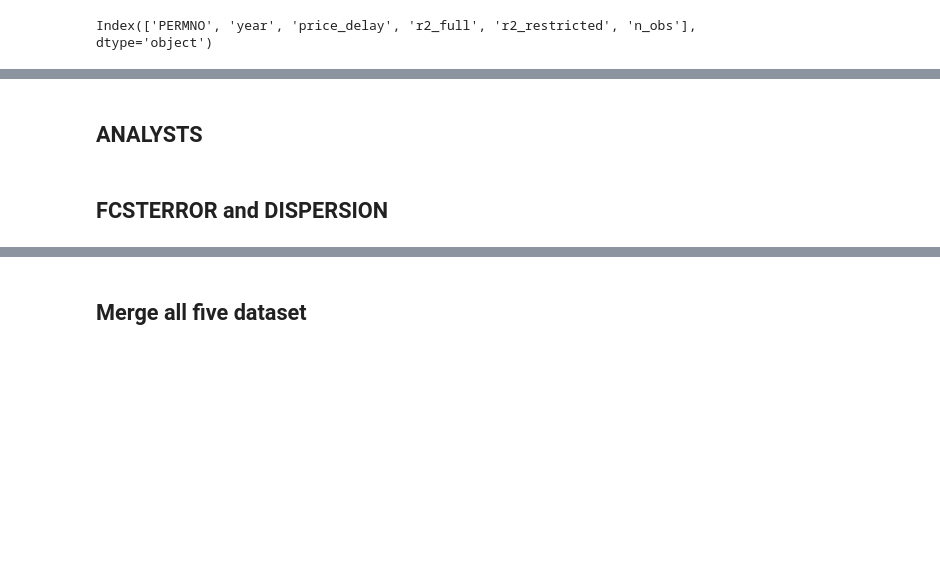
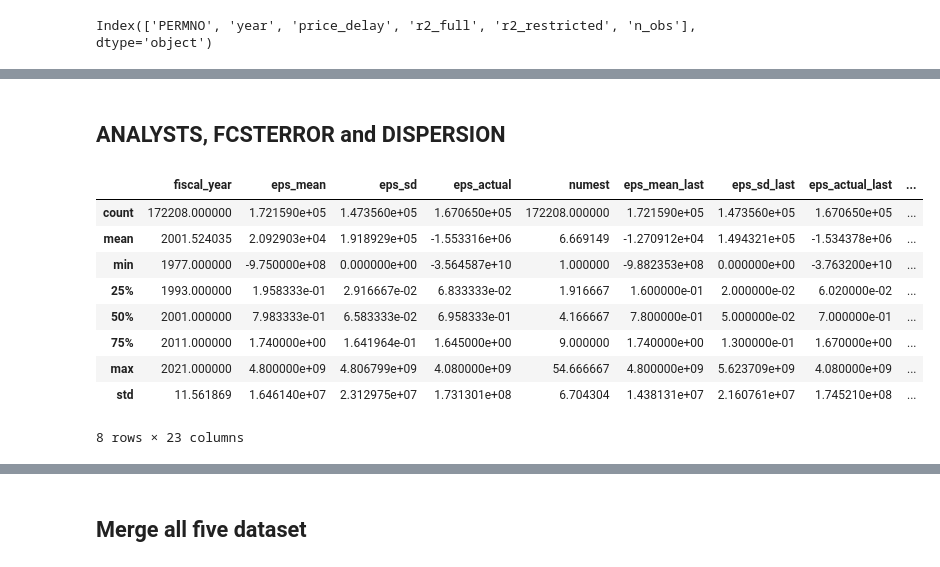
Before and after one commit to wangyouan/STOCKAct, a Jupyter notebook: Notebook/ConstructPoliticalConnectionMeasure.ipynb, the cells around one changed output, grey strips where cells are left out. Cells and saved outputs as stored; diff of their text form; code cells hidden in the pictures; blank space fills up the shorter version.

Commit message:
construct ibes guidance data

```diff
--- a/Notebook/ConstructPoliticalConnectionMeasure.ipynb
+++ b/Notebook/ConstructPoliticalConnectionMeasure.ipynb
@@ -302,4 +327,4 @@ Index(['PERMNO', 'year', 'price_delay', 'r2_full', 'r2_restricted', 'n_obs'], dt
 delay_gvkey_df = pd.merge(price_delay_df, crsp_comp_link,
                           left_on='PERMNO', right_on='permco', how='left').dropna(subset=[const.GVKEY]).rename(columns={'year': const.YEAR}).drop(['PERMNO', 'r2_full',  'r2_restricted', 'n_obs', 'permco'], axis=1)
 # %% [markdown]
-## ANALYSTS
+## ANALYSTS, FCSTERROR and DISPERSION
@@ -308,2 +330,0 @@ analyst_coverage = pd.read_csv(os.path.join(const.TEMP_PATH, '2001_2016_annual_a
-# %% [markdown]
-## FCSTERROR and DISPERSION
@@ -316,0 +331,14 @@ fd_gvkey_df = pd.merge(fcsterror_dispersion_df, crsp_comp_link,
+# %%
+afd_df = pd.read_pickle(os.path.join(const.TEMP_PATH, '1976_2023_analysts_fd_data.pkl'))
+afd_df.describe()
+# %% [output]
+|  | fiscal_year | eps_mean | eps_sd | eps_actual | numest | eps_mean_last | eps_sd_last | eps_actual_last | ... |
+| count | 172208.000000 | 1.721590e+05 | 1.473560e+05 | 1.670650e+05 | 172208.000000 | 1.721590e+05 | 1.473560e+05 | 1.670650e+05 | ... |
+| mean | 2001.524035 | 2.092903e+04 | 1.918929e+05 | -1.553316e+06 | 6.669149 | -1.270912e+04 | 1.494321e+05 | -1.534378e+06 | ... |
+| min | 1977.000000 | -9.750000e+08 | 0.000000e+00 | -3.564587e+10 | 1.000000 | -9.882353e+08 | 0.000000e+00 | -3.763200e+10 | ... |
+| 25% | 1993.000000 | 1.958333e-01 | 2.916667e-02 | 6.833333e-02 | 1.916667 | 1.600000e-01 | 2.000000e-02 | 6.020000e-02 | ... |
+| 50% | 2001.000000 | 7.983333e-01 | 6.583333e-02 | 6.958333e-01 | 4.166667 | 7.800000e-01 | 5.000000e-02 | 7.000000e-01 | ... |
+| 75% | 2011.000000 | 1.740000e+00 | 1.641964e-01 | 1.645000e+00 | 9.000000 | 1.740000e+00 | 1.300000e-01 | 1.670000e+00 | ... |
+| max | 2021.000000 | 4.800000e+09 | 4.806799e+09 | 4.080000e+09 | 54.666667 | 4.800000e+09 | 5.623709e+09 | 4.080000e+09 | ... |
+| std | 11.561869 | 1.646140e+07 | 2.312975e+07 | 1.731301e+08 | 6.704304 | 1.438131e+07 | 2.160761e+07 | 1.745210e+08 | ... |
+8 rows × 23 columns
```
Also changed, not shown: parts of 16 cells of this notebook.
